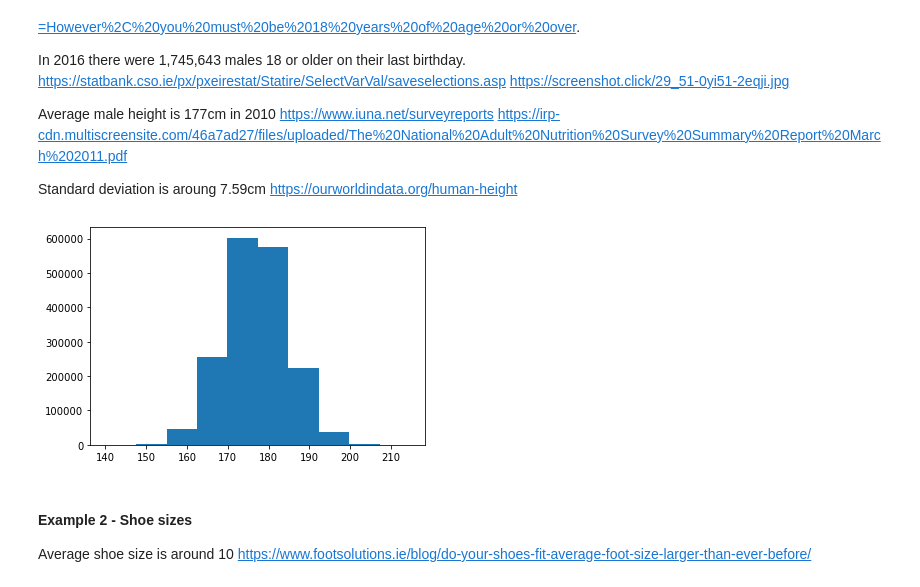
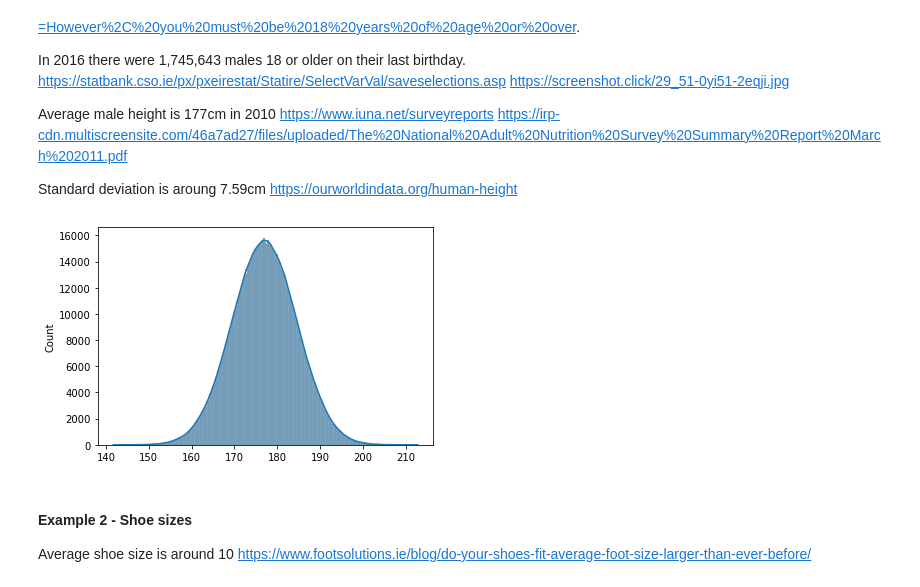
Before and after one commit to OtherBrian/pda-np.random, a Jupyter notebook: Numpy.Random.ipynb, the cells around one changed output. Cells and saved outputs as stored; diff of their text form; code cells hidden in the pictures.

```diff
--- a/Numpy.Random.ipynb
+++ b/Numpy.Random.ipynb
@@ -454,15 +540,17 @@ https://irp-cdn.multiscreensite.com/46a7ad27/files/uploaded/The%20National%20Adu
 
 Standard deviation is aroung 7.59cm https://ourworldindata.org/human-height
 # %%
+import seaborn as sns
+
 #np.random.normal(mean, standard deviation, size)
 
 population = 1745643
 
 heights = np.random.normal(177, 7.59, population)
 
-plt.hist(heights);
+sns.histplot(heights, kde=True);
 # %% [output]
-[figure, old version]
+[figure, new version]
 # %% [markdown]
 #### Example 2 - Shoe sizes
 
```
Also changed, not shown: parts of 33 cells of this notebook.
